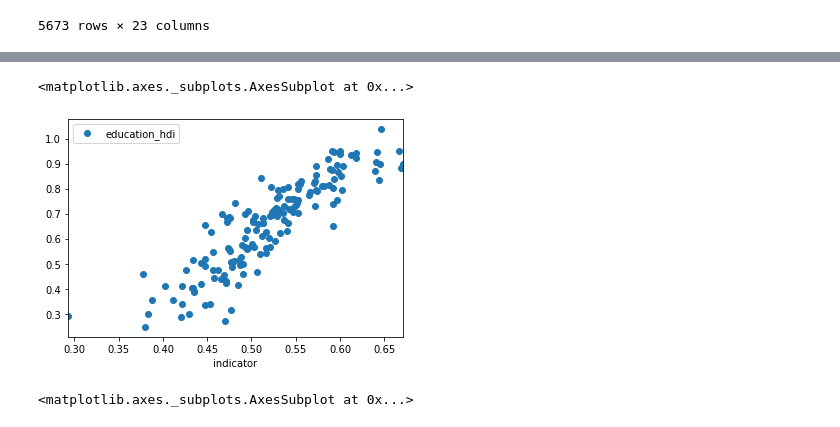
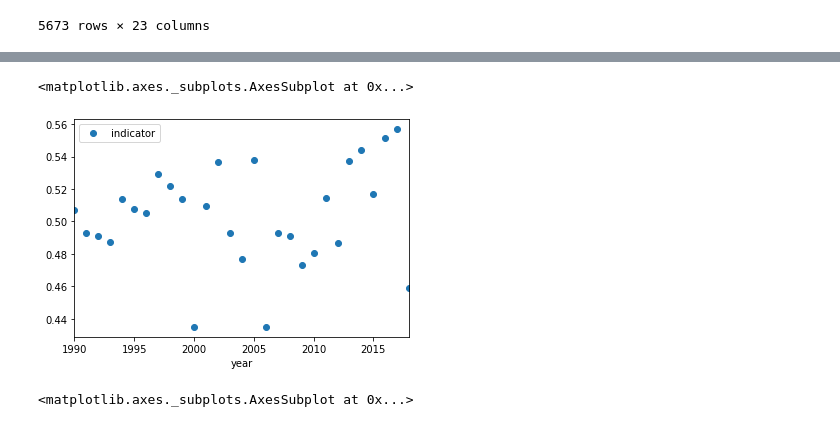
Before and after one commit to Walras-data/indicators, a Jupyter notebook: Index Creation.ipynb, the cells around one changed output, grey strips where cells are left out. Drawn from its saved outputs; the diff is of its cells as text; code cells hidden in the pictures.

```diff
--- a/Index Creation.ipynb
+++ b/Index Creation.ipynb
@@ -147,8 +165,8 @@ merged_data.plot(x='indicator', y='education_hdi', style='o')
 # %%
-merged_data[merged_data["year"] == 2018].plot(x='indicator', y='education_hdi', style='o')
+merged_data[merged_data["country"] == "Brazil"].plot(y='indicator', x='year', style='o')
 # %% [output]
 <matplotlib.axes._subplots.AxesSubplot at 0x...>
-[figure, old version]
+[figure, new version]
 # %%
 merged_data[merged_data["year"] == 2010].plot(x='indicator', y='education_hdi', style='o')
 # %% [output]
```
Also changed, not shown: parts of 4 cells of this notebook.
